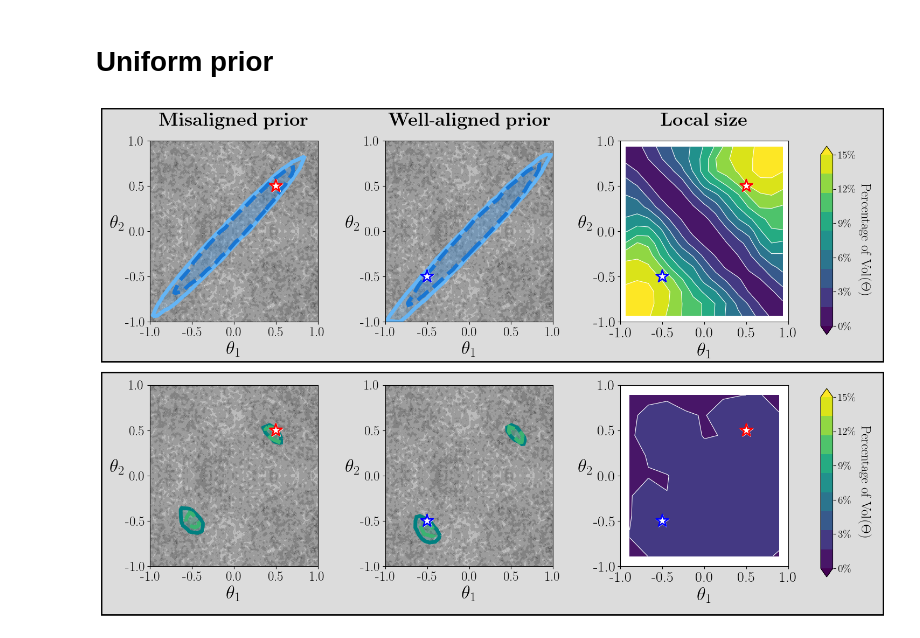
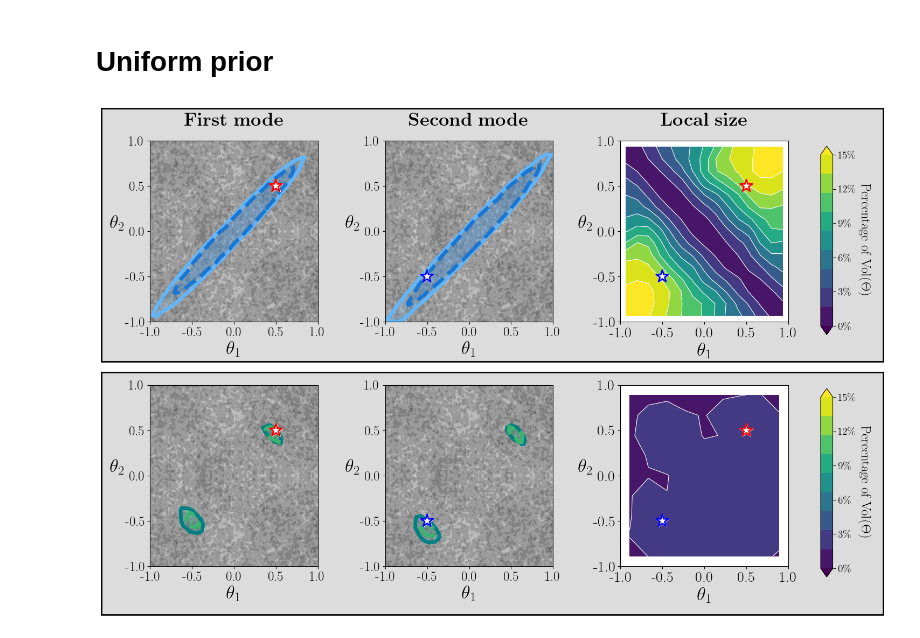
Before and after one commit to lee-group-cmu/tsi, a Jupyter notebook: src/tsi/two_moons/figures.ipynb, the cells around one changed output. Saved outputs shown, nothing was run; the diff lists cells and outputs as text; code cells hidden in the pictures.

Commit message:
Update figures and scripts

```diff
--- a/src/tsi/two_moons/figures.ipynb
+++ b/src/tsi/two_moons/figures.ipynb
@@ -507,7 +507,7 @@ plot_parameter_regions(
     alpha=3,
     scatter=False,
     remove_legend=True,
-    title=r'$\mathbf{Misaligned\ prior}$',
+    title=r'$\mathbf{First\ mode}$',
     custom_ax=axs[0][0]
 )
 
@@ -562,7 +562,7 @@ plot_parameter_regions(
     alpha=3,
     scatter=False,
     remove_legend=True,
-    title=r'$\mathbf{Well\text{-}aligned\ prior}$',
+    title=r'$\mathbf{Second\ mode}$',
     custom_ax=axs[0][1]
 )
 axs[0][1].scatter(x=true_parameter.reshape(-1,)[0], y=true_parameter.reshape(-1,)[1],
@@ -657,31 +657,31 @@ idx_obs = idx_2
 true_parameter = true_theta[idx_obs, :]
 axs[1][2].scatter(x=true_parameter.reshape(-1,)[0], y=true_parameter.reshape(-1,)[1],
     alpha=1, marker='*', facecolor='white', edgecolor='white', s=300, linewidth=2, zorder=10)
 axs[1][2].scatter(x=true_parameter.reshape(-1,)[0], y=true_parameter.reshape(-1,)[1],
     alpha=1, marker='*', facecolor='none', edgecolor='blue', s=300, linewidth=2, zorder=10)
 
 # Add colorbar for top row (rightmost column)
 cax_top = fig.add_axes([0.92, 0.55, 0.015, 0.35])
 cbar_top = fig.colorbar(size_plot_top, cax=cax_top)
 standard_ticks = np.round(np.linspace(0, 15, num=6), 1)
 tick_labels = [f"{label:.0f}\%" for label in standard_ticks]
 cbar_top.ax.yaxis.set_ticks(standard_ticks)
 cbar_top.ax.set_yticklabels(tick_labels, fontsize=14)
 cbar_top.ax.yaxis.set_ticks_position('right')
 cbar_top.ax.yaxis.set_label_position('right')
 cbar_top.set_label('Percentage of $\\text{Vol}(\Theta)$', rotation=270, labelpad=20, fontsize=18)
 
 # Add colorbar for bottom row (rightmost column)
 cax_bottom = fig.add_axes([0.92, 0.10, 0.015, 0.35])
 cbar_bottom = fig.colorbar(size_plot_bottom, cax=cax_bottom)
 cbar_bottom.ax.yaxis.set_ticks(standard_ticks)
 cbar_bottom.ax.set_yticklabels(tick_labels, fontsize=14)
 cbar_bottom.ax.yaxis.set_ticks_position('right')
 cbar_bottom.ax.yaxis.set_label_position('right')
 cbar_bottom.set_label('Percentage of $\\text{Vol}(\Theta)$', rotation=270, labelpad=20, fontsize=18)
 
 plt.savefig(f'{experiment_dir}/freb_v_waldo.png', dpi=100)
 plt.savefig(f'{experiment_dir}/freb_v_waldo.pdf', dpi=100)
 plt.show()
 # %% [output]
-[figure, old version]
+[figure, new version]
```
Also changed, not shown: 4 other files.
